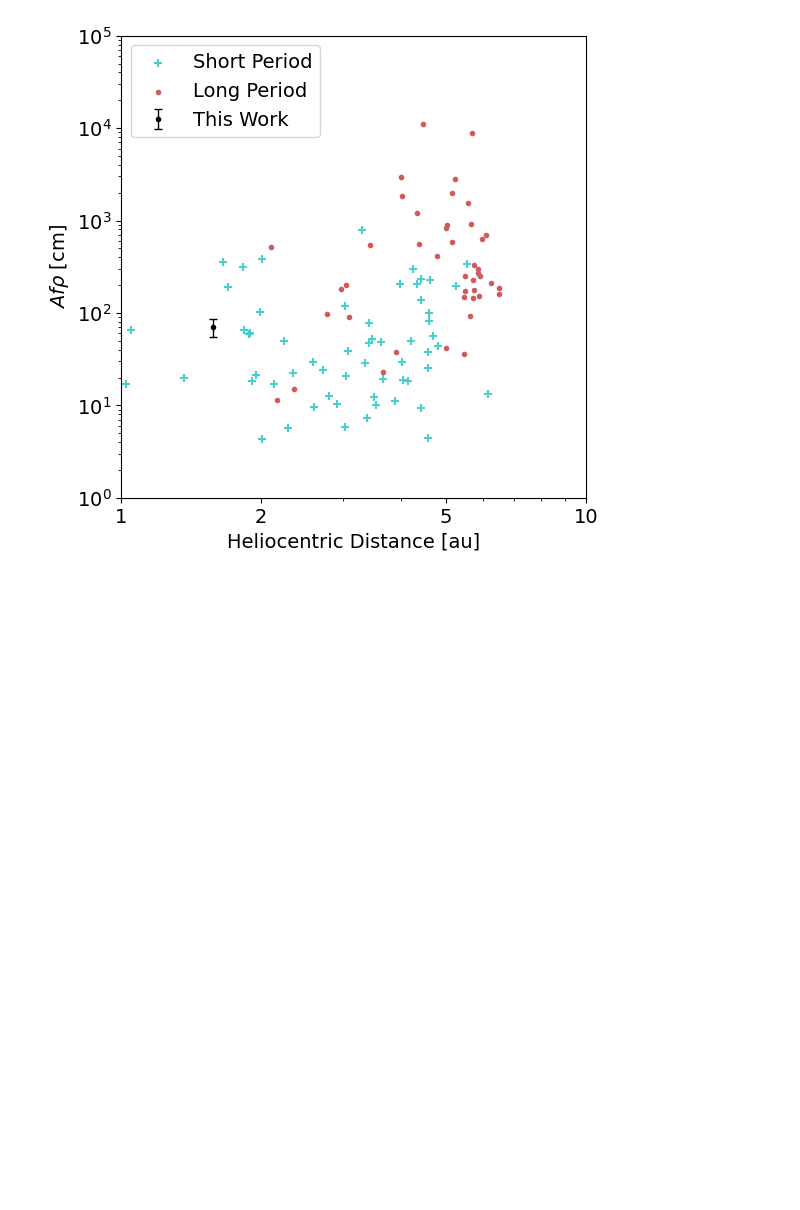
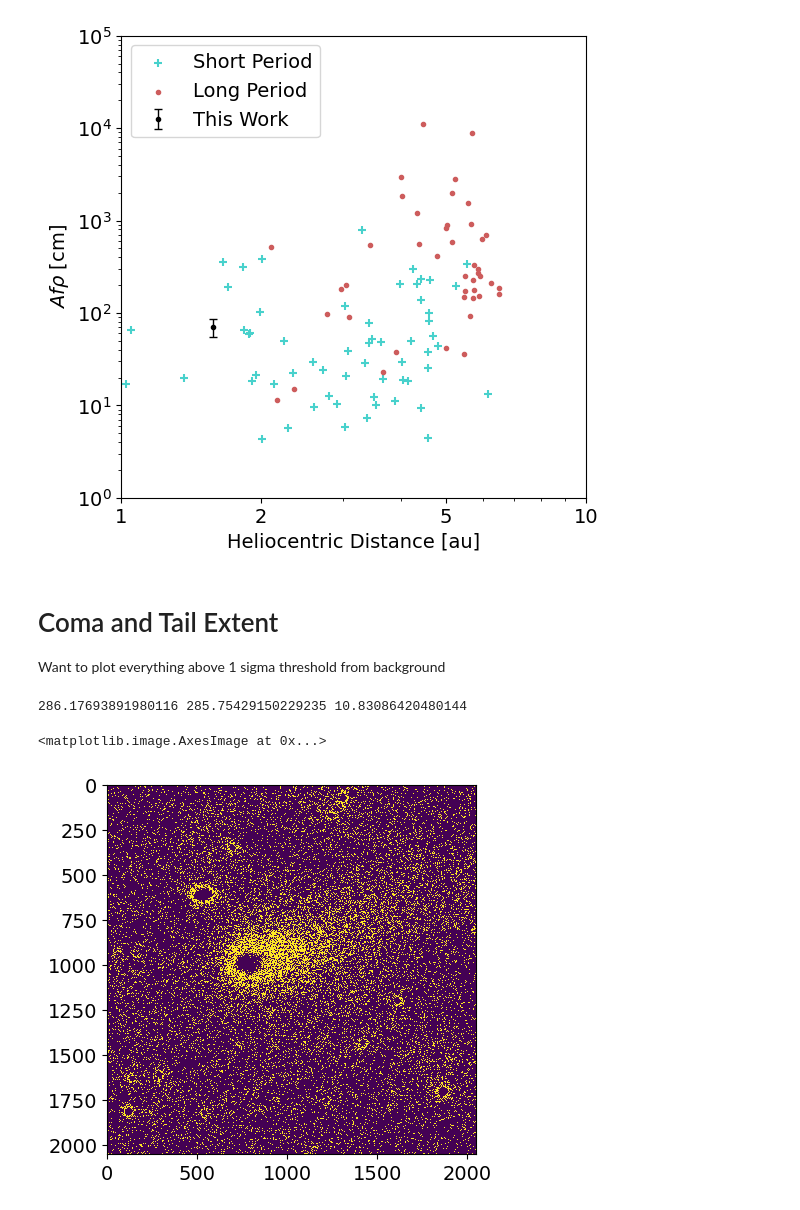
Before and after one commit to daraghhollman/Comet62P-Tsuchinshan, a Jupyter notebook: Scripts/plotting.ipynb, the cells around one changed output. Cells and saved outputs as stored; diff of their text form; code cells hidden in the pictures; blank space fills up the shorter version.

```diff
--- a/Scripts/plotting.ipynb
+++ b/Scripts/plotting.ipynb
@@ -129,3 +131,24 @@ ax.legend()
 plt.savefig("../../Writing/Thesis/images/context_plot.pdf", format="pdf", bbox_inches="tight")
 # %% [output]
 [figure]
+# %% [markdown]
+# Coma and Tail Extent
+Want to plot everything above 1 sigma threshold from background
+# %%
+# Chosing the day with the best seeing
+imagePath = natsorted(glob(f"../../Python/DataProducts/ReducedImages/Day13/R/*"))[:-2][0]
+
+image = ctk.GetImage(imagePath)
+# %%
+mean, median, std = sigma_clipped_stats(image, sigma=5)
+background = median
+print(mean, median, std)
+# %% [output]
+286.17693891980116 285.75429150229235 10.83086420480144
+# %%
+thresholdIndices = np.where(((image - background) > std) & ((image - background) < 3 * std), 1, 0)
+
+plt.imshow(thresholdIndices, interpolation="nearest")
+# %% [output]
+<matplotlib.image.AxesImage at 0x...>
+[figure, added]
```
Also changed, not shown: parts of 1 cell of this notebook, 2 other files.
